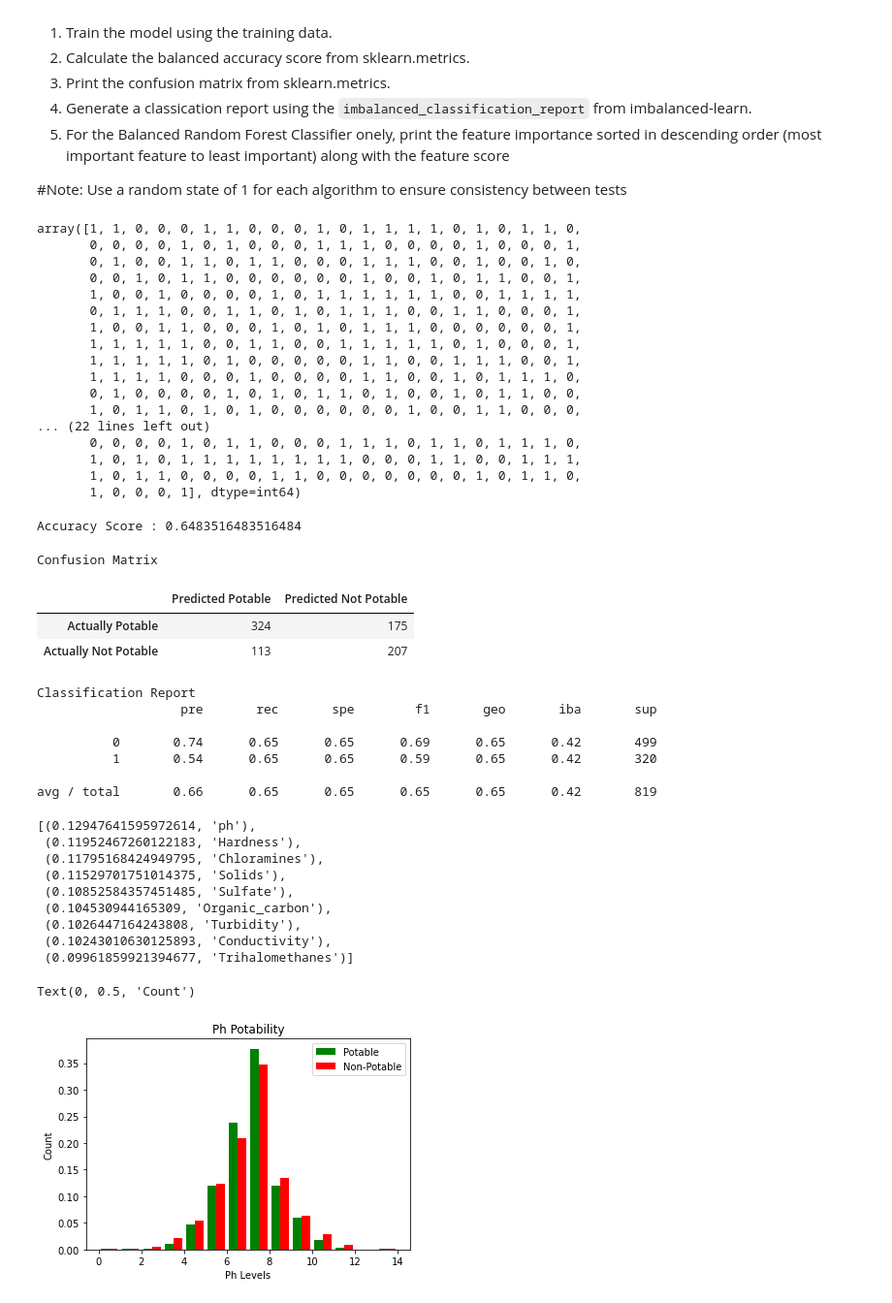
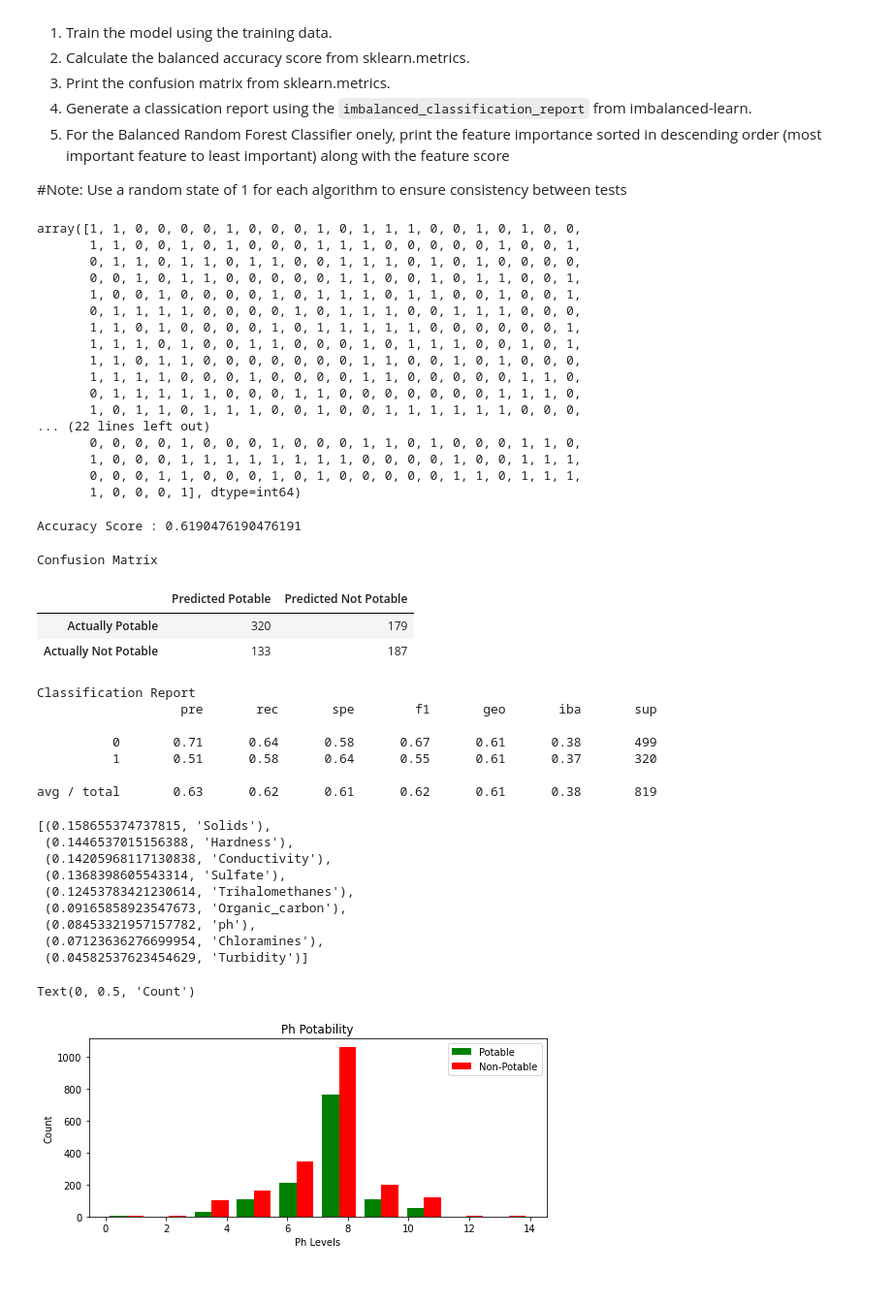
Before and after one commit to jessezimm/Environmental_Sustainability, a Jupyter notebook: Environmental_Sustainability.ipynb, the cells around one changed output. Shown at 97% size. Cells and saved outputs as stored; diff of their text form; code cells hidden in the pictures.

```diff
--- a/Environmental_Sustainability.ipynb
+++ b/Environmental_Sustainability.ipynb
@@ -52,6 +52,7 @@ for columns in column_headers:
 # %%
 #export clean data
 safe_water_df.to_csv('cleaned_data/completed_safe_water_df.csv')
+safe_water_df = safe_water_df.round()
 # %%
 # target
 X = safe_water_df.drop(['Potability'],axis=1)
@@ -148,22 +149,22 @@ brf_model = brf_model.fit(X_train_scaled, y_train)
 predictions = brf_model.predict(X_test_scaled)
 predictions
 # %% [output]
-array([1, 1, 0, 0, 0, 1, 1, 0, 0, 0, 1, 0, 1, 1, 1, 1, 0, 1, 0, 1, 1, 0,
-       0, 0, 0, 0, 1, 0, 1, 0, 0, 0, 1, 1, 1, 0, 0, 0, 0, 1, 0, 0, 0, 1,
-       0, 1, 0, 0, 1, 1, 0, 1, 1, 0, 0, 0, 1, 1, 1, 0, 0, 1, 0, 0, 1, 0,
-       0, 0, 1, 0, 1, 1, 0, 0, 0, 0, 0, 0, 1, 0, 0, 1, 0, 1, 1, 0, 0, 1,
-       1, 0, 0, 1, 0, 0, 0, 0, 1, 0, 1, 1, 1, 1, 1, 1, 0, 0, 1, 1, 1, 1,
-       0, 1, 1, 1, 0, 0, 1, 1, 0, 1, 0, 1, 1, 1, 0, 0, 1, 1, 0, 0, 0, 1,
-       1, 0, 0, 1, 1, 0, 0, 0, 1, 0, 1, 0, 1, 1, 1, 0, 0, 0, 0, 0, 0, 1,
-       1, 1, 1, 1, 1, 0, 0, 1, 1, 0, 0, 1, 1, 1, 1, 1, 0, 1, 0, 0, 0, 1,
-       1, 1, 1, 1, 1, 0, 1, 0, 0, 0, 0, 0, 1, 1, 0, 0, 1, 1, 1, 0, 0, 1,
-       1, 1, 1, 1, 0, 0, 0, 1, 0, 0, 0, 0, 1, 1, 0, 0, 1, 0, 1, 1, 1, 0,
-       0, 1, 0, 0, 0, 0, 1, 0, 1, 0, 1, 1, 0, 1, 0, 0, 1, 0, 1, 1, 0, 0,
-       1, 0, 1, 1, 0, 1, 0, 1, 0, 0, 0, 0, 0, 0, 1, 0, 0, 1, 1, 0, 0, 0,
+array([1, 1, 0, 0, 0, 0, 1, 0, 0, 0, 1, 0, 1, 1, 1, 0, 0, 1, 0, 1, 0, 0,
+       1, 1, 0, 0, 1, 0, 1, 0, 0, 0, 1, 1, 1, 0, 0, 0, 0, 0, 1, 0, 0, 1,
+       0, 1, 1, 0, 1, 1, 0, 1, 1, 0, 0, 1, 1, 1, 0, 1, 0, 1, 0, 0, 0, 0,
+       0, 0, 1, 0, 1, 1, 0, 0, 0, 0, 0, 1, 1, 0, 0, 1, 0, 1, 1, 0, 0, 1,
+       1, 0, 0, 1, 0, 0, 0, 0, 1, 0, 1, 1, 1, 0, 1, 1, 0, 0, 1, 0, 0, 1,
+       0, 1, 1, 1, 1, 0, 0, 0, 0, 1, 0, 1, 1, 1, 0, 0, 1, 1, 1, 0, 0, 0,
+       1, 1, 0, 1, 0, 0, 0, 0, 1, 0, 1, 1, 1, 1, 1, 0, 0, 0, 0, 0, 0, 1,
+       1, 1, 1, 0, 1, 0, 0, 1, 1, 0, 0, 0, 1, 0, 1, 1, 1, 0, 0, 1, 0, 1,
+       1, 1, 0, 1, 1, 0, 0, 0, 0, 0, 0, 0, 1, 1, 0, 0, 1, 0, 1, 0, 0, 0,
+       1, 1, 1, 1, 0, 0, 0, 1, 0, 0, 0, 0, 1, 1, 0, 0, 0, 0, 0, 1, 1, 0,
+       0, 1, 1, 1, 1, 1, 0, 0, 0, 1, 1, 0, 0, 0, 0, 0, 0, 0, 1, 1, 1, 0,
+       1, 0, 1, 1, 0, 1, 1, 1, 0, 0, 1, 0, 0, 1, 1, 1, 1, 1, 1, 0, 0, 0,
 ... (22 lines left out)
-       0, 0, 0, 0, 1, 0, 1, 1, 0, 0, 0, 1, 1, 1, 0, 1, 1, 0, 1, 1, 1, 0,
-       1, 0, 1, 0, 1, 1, 1, 1, 1, 1, 1, 1, 0, 0, 0, 1, 1, 0, 0, 1, 1, 1,
-       1, 0, 1, 1, 0, 0, 0, 0, 1, 1, 0, 0, 0, 0, 0, 0, 0, 1, 0, 1, 1, 0,
+       0, 0, 0, 0, 1, 0, 0, 0, 1, 0, 0, 0, 1, 1, 0, 1, 0, 0, 0, 1, 1, 0,
+       1, 0, 0, 0, 1, 1, 1, 1, 1, 1, 1, 1, 0, 0, 0, 0, 1, 0, 0, 1, 1, 1,
+       0, 0, 0, 1, 1, 0, 0, 0, 1, 0, 1, 0, 0, 0, 0, 0, 1, 1, 0, 1, 1, 1,
        1, 0, 0, 0, 1], dtype=int64)
 # %%
 # Calculated the balanced accuracy score
@@ -171,7 +172,7 @@ from sklearn.metrics import accuracy_score
 acc_score = accuracy_score(y_test, predictions)
 print(f"Accuracy Score : {acc_score}")
 # %% [output]
-Accuracy Score : 0.6483516483516484
+Accuracy Score : 0.6190476190476191
 # %%
 # Display the confusion matrix
 from sklearn.metrics import confusion_matrix
@@ -186,8 +187,8 @@ display(cm_df)
 # %% [output]
 Confusion Matrix
 |  | Predicted Potable | Predicted Not Potable |
-| Actually Potable | 324 | 175 |
-| Actually Not Potable | 113 | 207 |
+| Actually Potable | 320 | 179 |
+| Actually Not Potable | 133 | 187 |
 # %%
 # Print the imbalanced classification report
 from imblearn.metrics import classification_report_imbalanced
@@ -197,10 +198,10 @@ print(classification_report_imbalanced(y_test, predictions))
 Classification Report
                    pre       rec       spe        f1       geo       iba       sup
 
-          0       0.74      0.65      0.65      0.69      0.65      0.42       499
-          1       0.54      0.65      0.65      0.59      0.65      0.42       320
+          0       0.71      0.64      0.58      0.67      0.61      0.38       499
+          1       0.51      0.58      0.64      0.55      0.61      0.37       320
 
-avg / total       0.66      0.65      0.65      0.65      0.65      0.42       819
+avg / total       0.63      0.62      0.61      0.62      0.61      0.38       819
 # %%
 # List the features sorted in descending order by feature importance
 importances = brf_model.feature_importances_
@@ -208,27 +209,28 @@ importances
 
 sorted(zip(brf_model.feature_importances_, X.columns), reverse=True)
 # %% [output]
-[(0.12947641595972614, 'ph'),
- (0.11952467260122183, 'Hardness'),
- (0.11795168424949795, 'Chloramines'),
- (0.11529701751014375, 'Solids'),
- (0.10852584357451485, 'Sulfate'),
- (0.104530944165309, 'Organic_carbon'),
- (0.1026447164243808, 'Turbidity'),
- (0.10243010630125893, 'Conductivity'),
- (0.09961859921394677, 'Trihalomethanes')]
+[(0.158655374737815, 'Solids'),
+ (0.1446537015156388, 'Hardness'),
+ (0.14205968117130838, 'Conductivity'),
+ (0.1368398605543314, 'Sulfate'),
+ (0.12453783421230614, 'Trihalomethanes'),
+ (0.09165858923547673, 'Organic_carbon'),
+ (0.08453321957157782, 'ph'),
+ (0.07123636276699954, 'Chloramines'),
+ (0.04582537623454629, 'Turbidity')]
 # %%
-ph_info_potable = safe_water_df.loc[safe_water_df['Potability']==1].ph
-ph_info_nonpotable =safe_water_df.loc[safe_water_df['Potability']==0].ph
+ph_info_potable = safe_water_df.loc[safe_water_df['Potability']==1].ph.round(0)
+ph_info_nonpotable =safe_water_df.loc[safe_water_df['Potability']==0].ph.round(0)
 
 fig, ((ax0)) = plt.subplots(nrows=1, ncols=1)
 
+
 colors = ['green','red']
-ax0.hist([ph_info_potable,ph_info_nonpotable], range(15), density=True, histtype='bar', color=colors, label=['Potable','Non-Potable'])
+ax0.hist([ph_info_potable,ph_info_nonpotable], histtype='bar', color=colors, label=['Potable','Non-Potable'])
 ax0.legend(prop={'size': 10})
 ax0.set_title('Ph Potability')
 ax0.set_xlabel('Ph Levels')
 ax0.set_ylabel('Count')
 # %% [output]
 Text(0, 0.5, 'Count')
-[figure, old version]
+[figure, new version]
```
Also changed, not shown: parts of 5 cells of this notebook.
